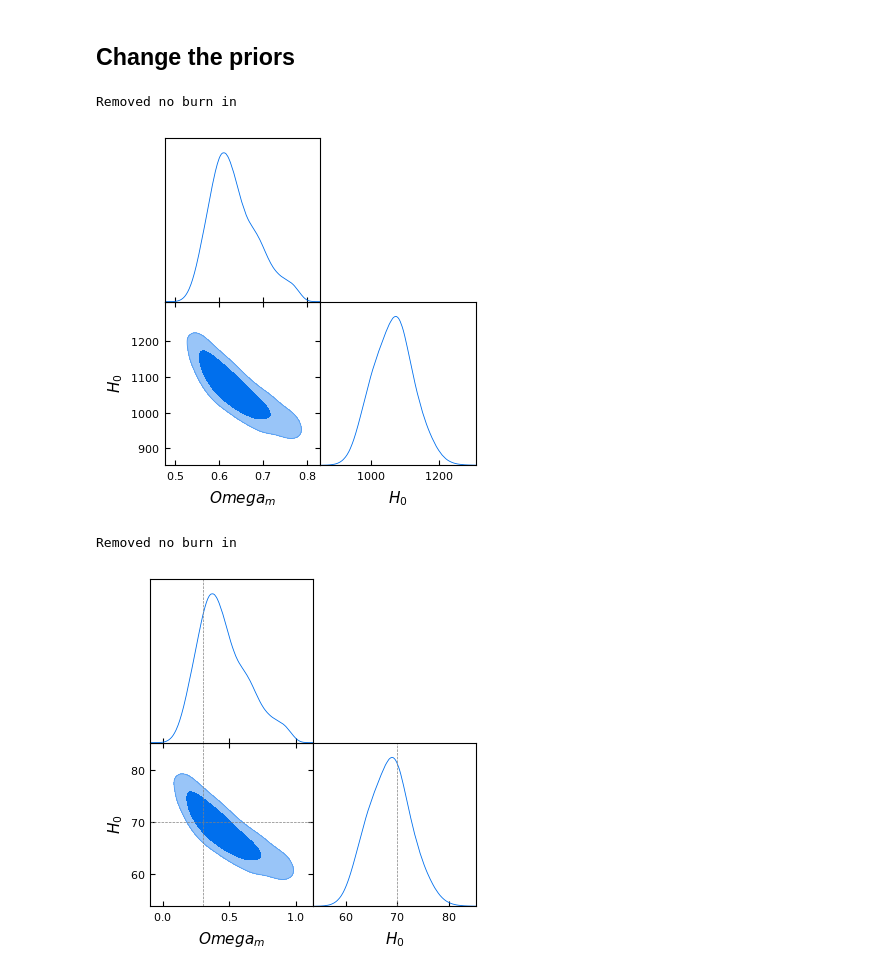
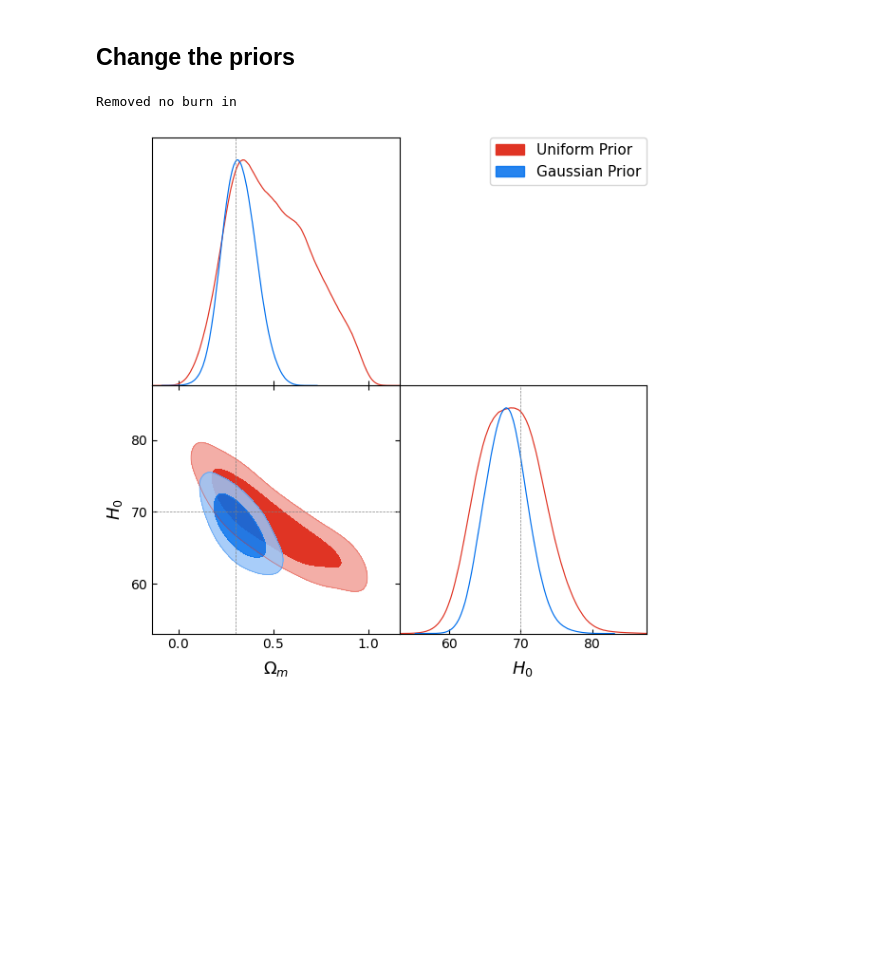
Before and after one commit to astrostatistics-in-crete/2024_summer_school, a Jupyter notebook: 13_SBI/SBI_answerkey.ipynb, the cells around one changed output. Cells and saved outputs as stored; diff of their text form; code cells hidden in the pictures; blank space fills up the shorter version.

```diff
--- a/13_SBI/SBI_answerkey.ipynb
+++ b/13_SBI/SBI_answerkey.ipynb
@@ -1054,8 +862,8 @@ def HPD(samples, credible_mass=0.95):
 # Function to sample posterior using MCMC
 def sample_posterior_mcmc(log_posterior, x, n_samples=1000, nwalkers=10, nsteps=1000):
     ndim = 2
-    theta_test = np.array([0.3, 70.0])
-    initial_pos = [theta_test + 1e-4 * np.random.randn(ndim) for i in range(nwalkers)]
+    params_test = np.array([0.3, 70.0])
+    initial_pos = [params_test + 1e-4 * np.random.randn(ndim) for i in range(nwalkers)]
 
     # MCMC sampler
     sampler = emcee.EnsembleSampler(nwalkers, ndim, log_posterior, args=(x,))
@@ -1070,12 +878,12 @@ p_nominals = np.linspace(0.01, 0.99, 50)
 contains_true = np.zeros((2, n_test, len(p_nominals)))
 # %%
 for i_param in range(2):
-    for i, theta_test in enumerate(tqdm(theta_test_samples)):
+    for i, param_test in enumerate(tqdm(param_test_samples)):
         x_test = x_test_samples[i]
         posterior_samples = sample_posterior_mcmc(log_posterior, x_test, n_samples=1000)
         for j, p_nominal in enumerate(p_nominals):
             hdi_min, hdi_max = HPD(posterior_samples[:, i_param], credible_mass=p_nominal)
-            if hdi_min < theta_test[i_param] < hdi_max:
+            if hdi_min < params_test[i_param] < hdi_max:
                 contains_true[i_param, i, j] = 1
 # %%
 # Calculate the empirical coverage
@@ -1102,56 +910,50 @@ plt.show()
 mu_prior = np.array([0.3, 70.0])
 sigma_prior = np.array([0.1, 10.0])
 
-def log_prior_gauss(theta):
-    Omega_m, H0 = theta
-    prior_log_prob = -0.5 * (((theta - mu_prior) / sigma_prior) ** 2).sum()
+def log_prior_gauss(params):
+    Omega_m, H0 = params
+    prior_log_prob = -0.5 * (((params - mu_prior) / sigma_prior) ** 2).sum()
     return prior_log_prob
 
-def log_posterior_gauss(theta, x_obs, nle, x_mean, x_std, theta_mean, theta_std):
-    theta = torch.tensor(theta, dtype=torch.float32)
-    context = (theta - theta_mean) / theta_std
+def log_posterior_gauss(params, x_obs, nle):
+    params = torch.tensor(params, dtype=torch.float32)
+    context = (params - param_mean) / param_std
     context = context.unsqueeze(0)
 
     with torch.no_grad():
         log_likelihood = nle.flow.log_prob(x_obs.unsqueeze(0), context).item()
 
-    lp = log_prior(theta.numpy())
+    lp = log_prior_gauss(params.numpy())
 
     return log_likelihood + lp
 # %%
 # Set up the MCMC sampler
 ndim = 2
-nwalkers = 30
-nsteps = 5000
+nwalkers = 20
+nsteps = 3000
 
 # Initial positions of the walkers
-initial_pos = [theta_test + 1e-4 * np.random.randn(ndim) for i in range(nwalkers)]
+initial_pos = [params_test + 1e-4 * np.random.randn(ndim) for i in range(nwalkers)]
 
 # Observed data
-x_obs = (torch.tensor(luminosity_distance_simulator(theta_test, z), dtype=torch.float32) - x_mean) / x_std
+x_obs = (torch.tensor(luminosity_distance_simulator(params_test, z), dtype=torch.float32) - x_mean) / x_std
 
 # MCMC sampler
-sampler = emcee.EnsembleSampler(nwalkers, ndim, log_posterior_gauss, args=(x_obs, nle, x_mean, x_std, theta_mean, theta_std))
+sampler = emcee.EnsembleSampler(nwalkers, ndim, log_posterior_gauss, args=(x_obs, nle))
 
 # Run MCMC
 sampler.run_mcmc(initial_pos, nsteps, progress=True)
 
 # Get the samples
-samples = sampler.get_chain(discard=1000, thin=15, flat=True)
+samples = sampler.get_chain(discard=500, thin=15, flat=True)
-# %% [output]
-Removed no burn in
-[figure, removed]
 # %%
-samples = sampler.get_chain(discard=1000, thin=15, flat=True)
-
 # Create a MCSamples instance
-samples_mcs = MCSamples(samples=samples, labels=['Omega_m', 'H_0'], names=['Omega_m', 'H_0'])
+samples_mcs_gauss = MCSamples(samples=samples, labels=['\Omega_m', 'H_0'], names=['\Omega_m', 'H_0'])
 
 # Create a GetDist plot
-g = plots.get_subplot_plotter()
-g.triangle_plot([samples_mcs], filled=True, markers={'Omega_m': 0.3, 'H_0': 70})
-
+g = plots.get_subplot_plotter(width_inch=6)
+g.triangle_plot([samples_mcs, samples_mcs_gauss], filled=True, markers={'\Omega_m': 0.3, 'H_0': 70}, legend_labels=['Uniform Prior', 'Gaussian Prior'])
 plt.show()
 # %% [output]
 Removed no burn in
-[figure, old version]
+[figure, new version]
```
Also changed, not shown: parts of 82 cells of this notebook.
